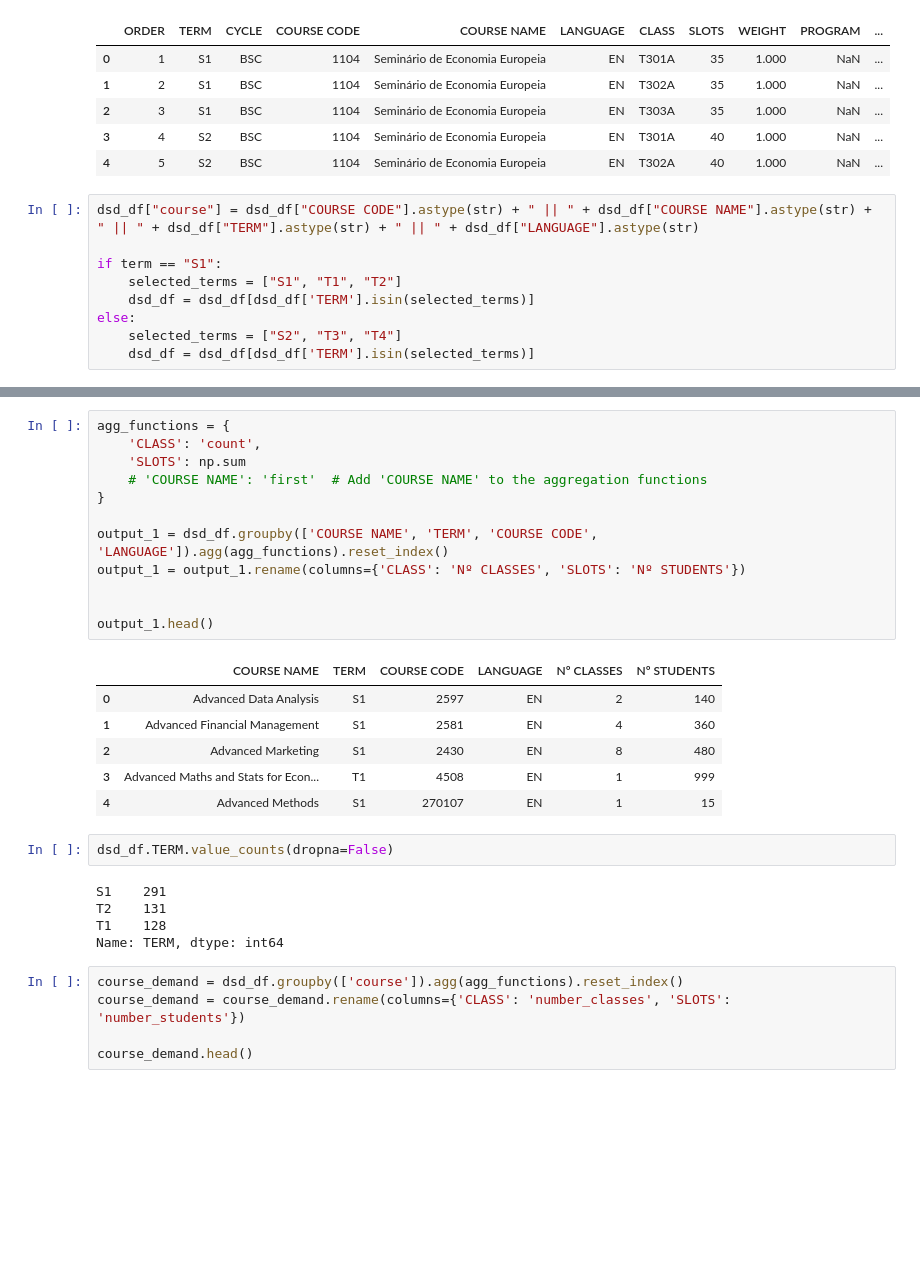
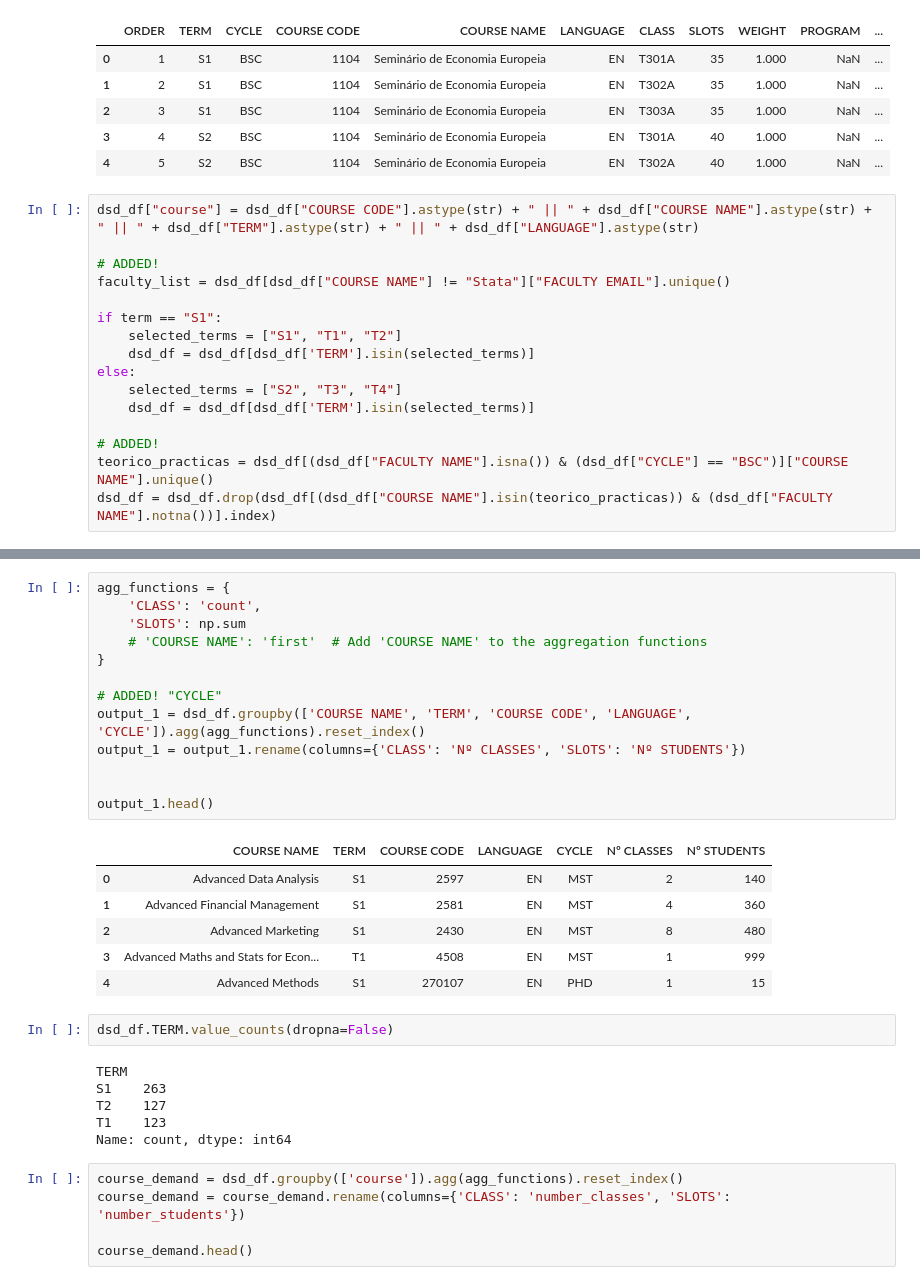
Before and after one commit to bforbesc/ta-allocation-app, a Jupyter notebook: ta_allocation_notebook.ipynb, the cells around one changed output, grey strips where cells are left out. Drawn from its saved outputs; the diff is of its cells as text; blank space fills up the shorter version.

```diff
--- a/ta_allocation_notebook.ipynb
+++ b/ta_allocation_notebook.ipynb
@@ -33,6 +33,9 @@ dsd_df.head()
 | 4 | 5 | S2 | BSC | 1104 | Seminário de Economia Europeia | EN | T302A | 40 | 1.000 | NaN | ... |
 # %%
 dsd_df["course"] = dsd_df["COURSE CODE"].astype(str) + " || " + dsd_df["COURSE NAME"].astype(str) + " || " + dsd_df["TERM"].astype(str) + " || " + dsd_df["LANGUAGE"].astype(str)
+
+# ADDED!
+faculty_list = dsd_df[dsd_df["COURSE NAME"] != "Stata"]["FACULTY EMAIL"].unique()
 
 if term == "S1":
     selected_terms = ["S1", "T1", "T2"]
@@ -40,3 +43,7 @@ if term == "S1":
 else:
     selected_terms = ["S2", "T3", "T4"]
     dsd_df = dsd_df[dsd_df['TERM'].isin(selected_terms)]
+
+# ADDED!
+teorico_practicas = dsd_df[(dsd_df["FACULTY NAME"].isna()) & (dsd_df["CYCLE"] == "BSC")]["COURSE NAME"].unique()
+dsd_df = dsd_df.drop(dsd_df[(dsd_df["COURSE NAME"].isin(teorico_practicas)) & (dsd_df["FACULTY NAME"].notna())].index)
@@ -43,29 +70,31 @@ else:
 # %%
 agg_functions = {
     'CLASS': 'count',
     'SLOTS': np.sum
     # 'COURSE NAME': 'first'  # Add 'COURSE NAME' to the aggregation functions
 }
 
-output_1 = dsd_df.groupby(['COURSE NAME', 'TERM', 'COURSE CODE', 'LANGUAGE']).agg(agg_functions).reset_index()
+# ADDED! "CYCLE"
+output_1 = dsd_df.groupby(['COURSE NAME', 'TERM', 'COURSE CODE', 'LANGUAGE', 'CYCLE']).agg(agg_functions).reset_index()
 output_1 = output_1.rename(columns={'CLASS': 'Nº CLASSES', 'SLOTS': 'Nº STUDENTS'})
 
 
 output_1.head()
 # %% [output]
-|  | COURSE NAME | TERM | COURSE CODE | LANGUAGE | Nº CLASSES | Nº STUDENTS |
-| 0 | Advanced Data Analysis | S1 | 2597 | EN | 2 | 140 |
-| 1 | Advanced Financial Management | S1 | 2581 | EN | 4 | 360 |
-| 2 | Advanced Marketing | S1 | 2430 | EN | 8 | 480 |
-| 3 | Advanced Maths and Stats for Econ... | T1 | 4508 | EN | 1 | 999 |
-| 4 | Advanced Methods | S1 | 270107 | EN | 1 | 15 |
+|  | COURSE NAME | TERM | COURSE CODE | LANGUAGE | CYCLE | Nº CLASSES | Nº STUDENTS |
+| 0 | Advanced Data Analysis | S1 | 2597 | EN | MST | 2 | 140 |
+| 1 | Advanced Financial Management | S1 | 2581 | EN | MST | 4 | 360 |
+| 2 | Advanced Marketing | S1 | 2430 | EN | MST | 8 | 480 |
+| 3 | Advanced Maths and Stats for Econ... | T1 | 4508 | EN | MST | 1 | 999 |
+| 4 | Advanced Methods | S1 | 270107 | EN | PHD | 1 | 15 |
 # %%
 dsd_df.TERM.value_counts(dropna=False)
 # %% [output]
-S1    291
-T2    131
-T1    128
-Name: TERM, dtype: int64
+TERM
+S1    263
+T2    127
+T1    123
+Name: count, dtype: int64
 # %%
 course_demand = dsd_df.groupby(['course']).agg(agg_functions).reset_index()
 course_demand = course_demand.rename(columns={'CLASS': 'number_classes', 'SLOTS': 'number_students'})
```
Also changed, not shown: parts of 67 cells of this notebook, 1 other file.
